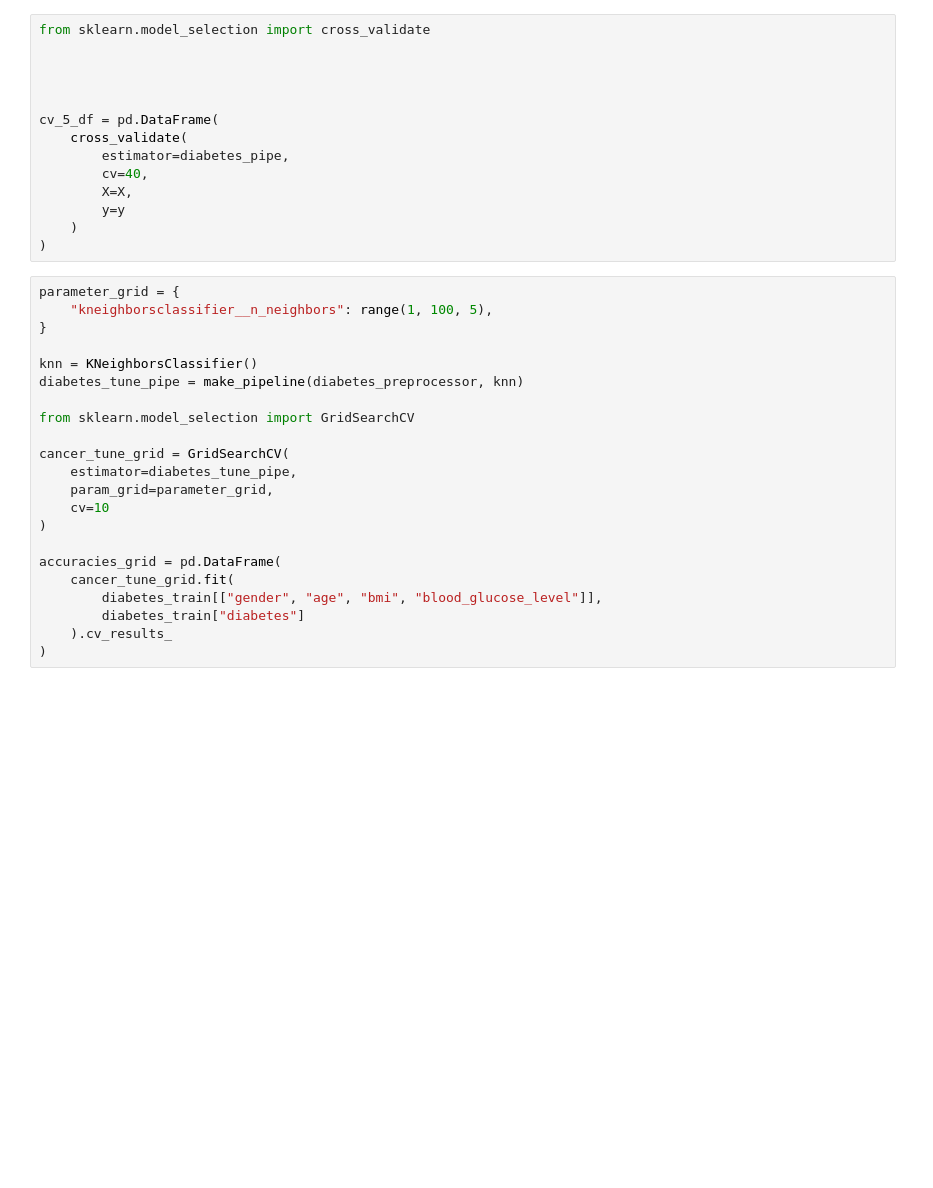
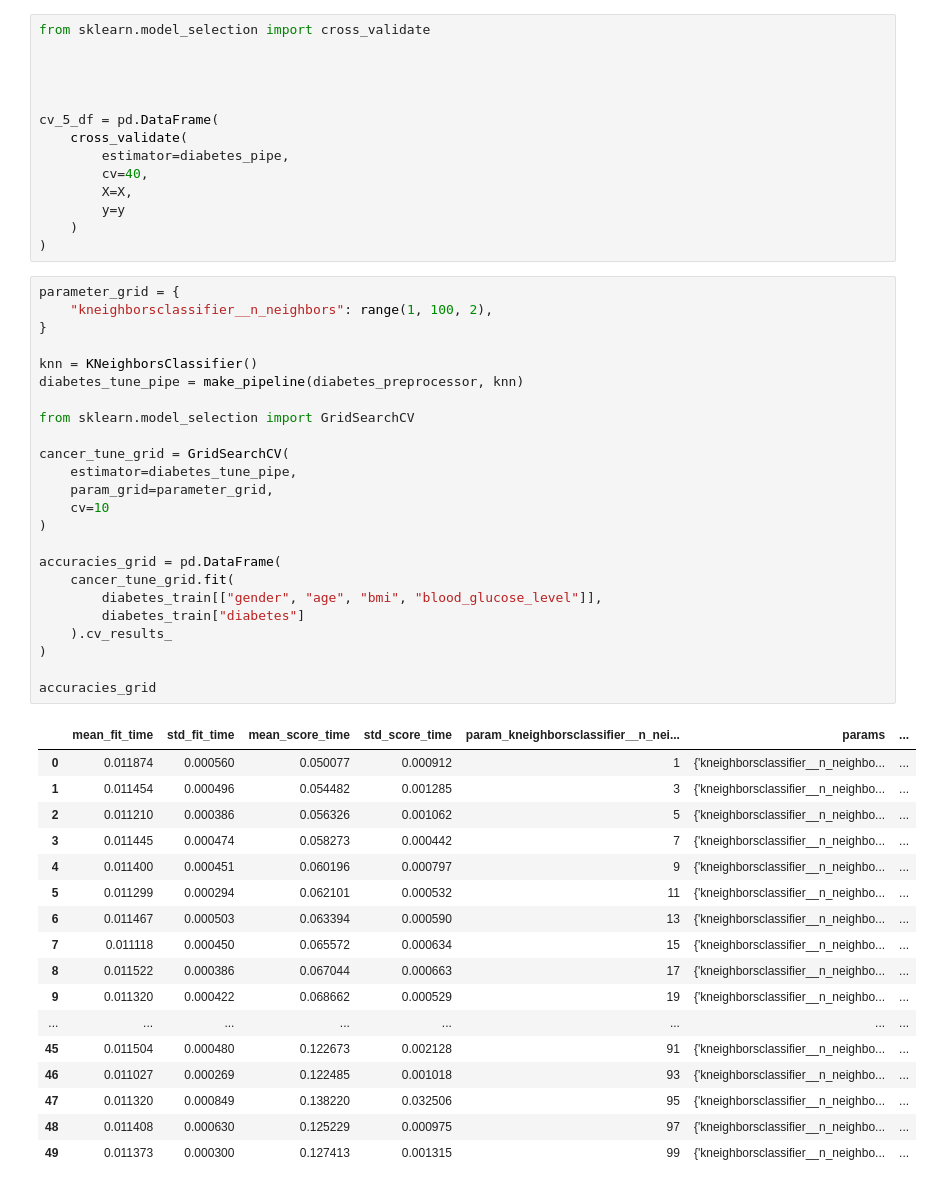
Before and after one commit to Angry-Cub/dsci-100-group-4, a Jupyter notebook: workspace.ipynb, the cells around one changed output. Drawn from its saved outputs; the diff is of its cells as text; blank space fills up the shorter version.

```diff
--- a/workspace.ipynb
+++ b/workspace.ipynb
@@ -353,25 +353,45 @@ cv_5_df = pd.DataFrame(
 )
 # %%
 parameter_grid = {
-    "kneighborsclassifier__n_neighbors": range(1, 100, 5),
+    "kneighborsclassifier__n_neighbors": range(1, 100, 2),
 }
 
 knn = KNeighborsClassifier()
 diabetes_tune_pipe = make_pipeline(diabetes_preprocessor, knn)
 
 from sklearn.model_selection import GridSearchCV
 
 cancer_tune_grid = GridSearchCV(
     estimator=diabetes_tune_pipe,
     param_grid=parameter_grid,
     cv=10
 )
 
 accuracies_grid = pd.DataFrame(
     cancer_tune_grid.fit(
         diabetes_train[["gender", "age", "bmi", "blood_glucose_level"]],
         diabetes_train["diabetes"]
     ).cv_results_
 )
+
+accuracies_grid
+# %% [output]
+|  | mean_fit_time | std_fit_time | mean_score_time | std_score_time | param_kneighborsclassifier__n_nei... | params | ... |
+| 0 | 0.011874 | 0.000560 | 0.050077 | 0.000912 | 1 | {'kneighborsclassifier__n_neighbo... | ... |
+| 1 | 0.011454 | 0.000496 | 0.054482 | 0.001285 | 3 | {'kneighborsclassifier__n_neighbo... | ... |
+| 2 | 0.011210 | 0.000386 | 0.056326 | 0.001062 | 5 | {'kneighborsclassifier__n_neighbo... | ... |
+| 3 | 0.011445 | 0.000474 | 0.058273 | 0.000442 | 7 | {'kneighborsclassifier__n_neighbo... | ... |
+| 4 | 0.011400 | 0.000451 | 0.060196 | 0.000797 | 9 | {'kneighborsclassifier__n_neighbo... | ... |
+| 5 | 0.011299 | 0.000294 | 0.062101 | 0.000532 | 11 | {'kneighborsclassifier__n_neighbo... | ... |
+| 6 | 0.011467 | 0.000503 | 0.063394 | 0.000590 | 13 | {'kneighborsclassifier__n_neighbo... | ... |
+| 7 | 0.011118 | 0.000450 | 0.065572 | 0.000634 | 15 | {'kneighborsclassifier__n_neighbo... | ... |
+| 8 | 0.011522 | 0.000386 | 0.067044 | 0.000663 | 17 | {'kneighborsclassifier__n_neighbo... | ... |
+| 9 | 0.011320 | 0.000422 | 0.068662 | 0.000529 | 19 | {'kneighborsclassifier__n_neighbo... | ... |
+| ... | ... | ... | ... | ... | ... | ... | ... |
+| 45 | 0.011504 | 0.000480 | 0.122673 | 0.002128 | 91 | {'kneighborsclassifier__n_neighbo... | ... |
+| 46 | 0.011027 | 0.000269 | 0.122485 | 0.001018 | 93 | {'kneighborsclassifier__n_neighbo... | ... |
+| 47 | 0.011320 | 0.000849 | 0.138220 | 0.032506 | 95 | {'kneighborsclassifier__n_neighbo... | ... |
+| 48 | 0.011408 | 0.000630 | 0.125229 | 0.000975 | 97 | {'kneighborsclassifier__n_neighbo... | ... |
+| 49 | 0.011373 | 0.000300 | 0.127413 | 0.001315 | 99 | {'kneighborsclassifier__n_neighbo... | ... |
 # %%
 accuracies_grid = (
```
Also changed, not shown: parts of 9 cells of this notebook.
